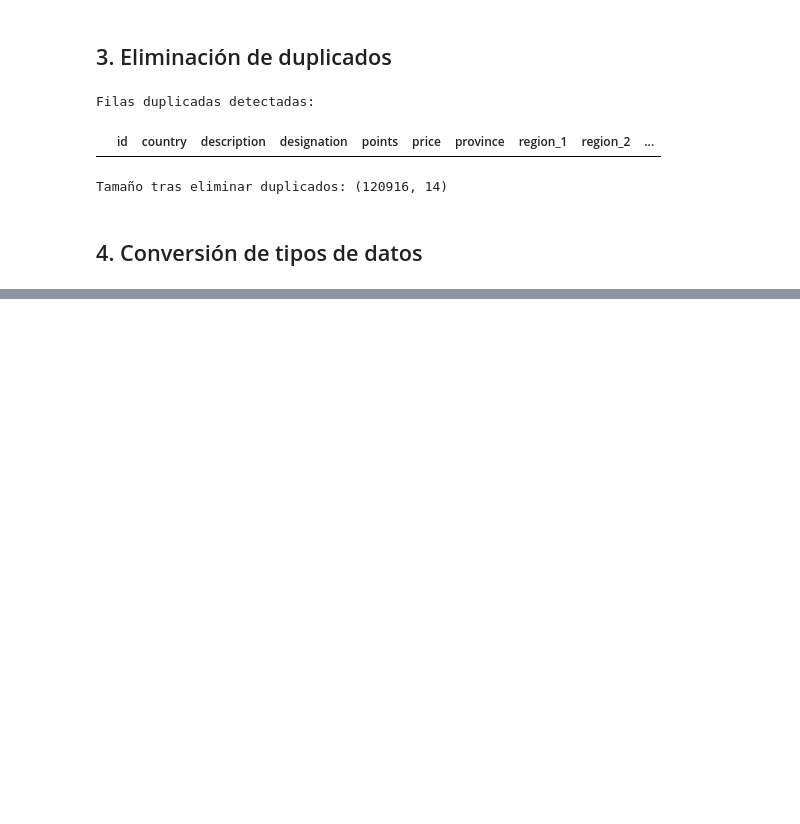
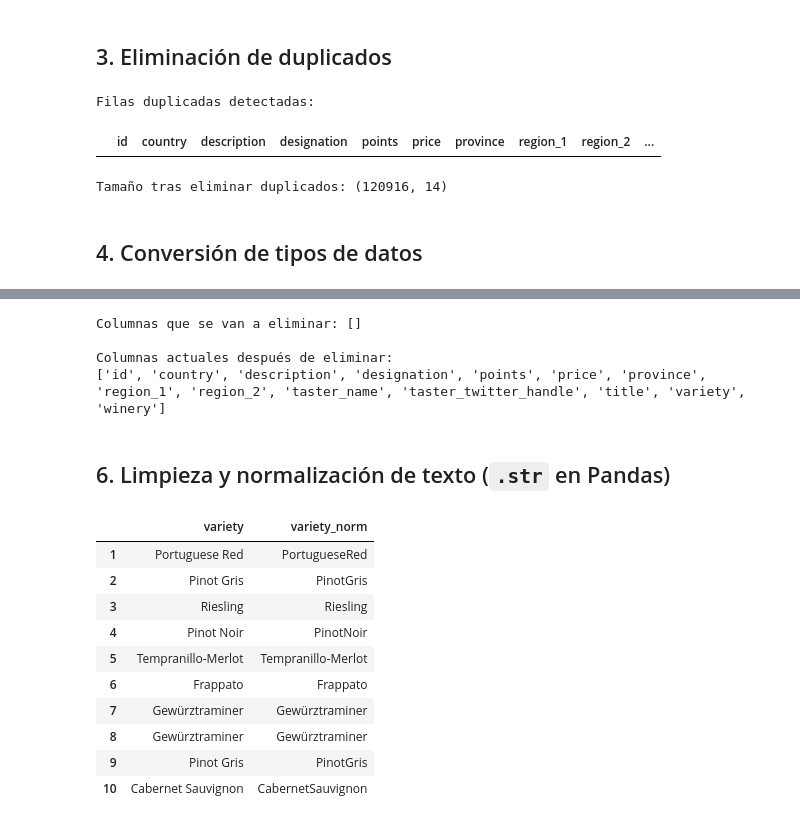
Before and after one commit to Dianathecoder/Wine-Tasting_Dataset, a Jupyter notebook: analisis.ipynb, the cells around one changed output, grey strips where cells are left out. Cells and saved outputs as stored; diff of their text form; code cells hidden in the pictures; blank space fills up the shorter version.

```diff
--- a/analisis.ipynb
+++ b/analisis.ipynb
@@ -156,0 +153,50 @@ print(mejores_espanya[['title', 'points', 'price']])
+# %%
+# Columnas vacías (todas sus filas son NaN)
+cols_vacias = df.columns[df.isna().all()].tolist()
+
+print("Columnas que se van a eliminar:", cols_vacias)
+
+# Eliminar columnas vacías
+df.dropna(axis=1, how='all', inplace=True)
+
+print("\nColumnas actuales después de eliminar:")
+print(df.columns.tolist())
+# %% [output]
+Columnas que se van a eliminar: []
+
+Columnas actuales después de eliminar:
+['id', 'country', 'description', 'designation', 'points', 'price', 'province', 'region_1', 'region_2', 'taster_name', 'taster_twitter_handle', 'title', 'variety', 'winery']
+# %% [markdown]
+## 6. Limpieza y normalización de texto (`.str` en Pandas)
+# %%
+# Normalizar nombres de variedades:
+# - quitar espacios iniciales y finales
+# - poner en mayúscula inicial cada palabra
+# - eliminar espacios internos ( "Pinot Noir" → "Pinotnoir" )
+
+df['variety_norm'] = (
+    df['variety']
+        .astype(str)
+        .str.strip()
+        .str.title()
+        .str.replace(' ', '', regex=False)
+)
+
+display(df[['variety', 'variety_norm']].head(10))
+
+# Buscar todas las filas que contienen "Pinot"
+pinot_rows = df[df['variety_norm'].str.contains('Pinot', case=False, na=False)]
+print("Filas con Pinot:")
+display(pinot_rows)
+# %% [output]
+|  | variety | variety_norm |
+| 1 | Portuguese Red | PortugueseRed |
+| 2 | Pinot Gris | PinotGris |
+| 3 | Riesling | Riesling |
+| 4 | Pinot Noir | PinotNoir |
+| 5 | Tempranillo-Merlot | Tempranillo-Merlot |
+| 6 | Frappato | Frappato |
+| 7 | Gewürztraminer | Gewürztraminer |
+| 8 | Gewürztraminer | Gewürztraminer |
+| 9 | Pinot Gris | PinotGris |
+| 10 | Cabernet Sauvignon | CabernetSauvignon |
```
Also changed, not shown: parts of 12 cells of this notebook, 1 other file.
